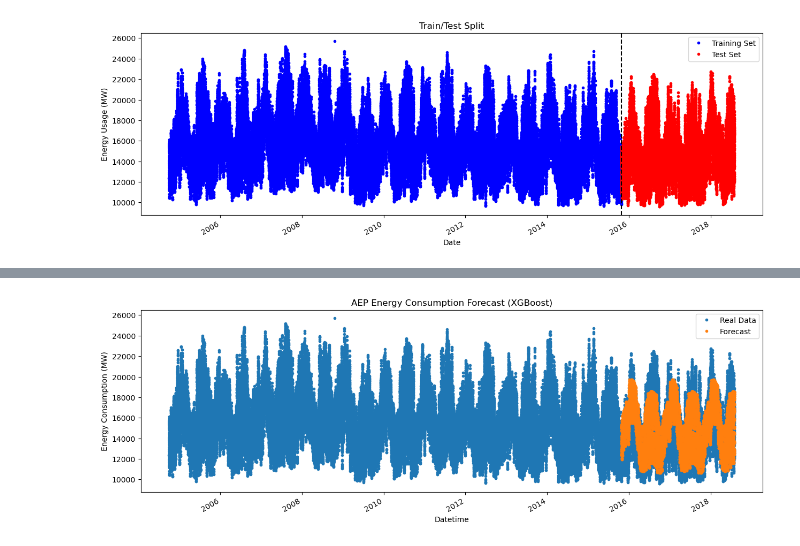
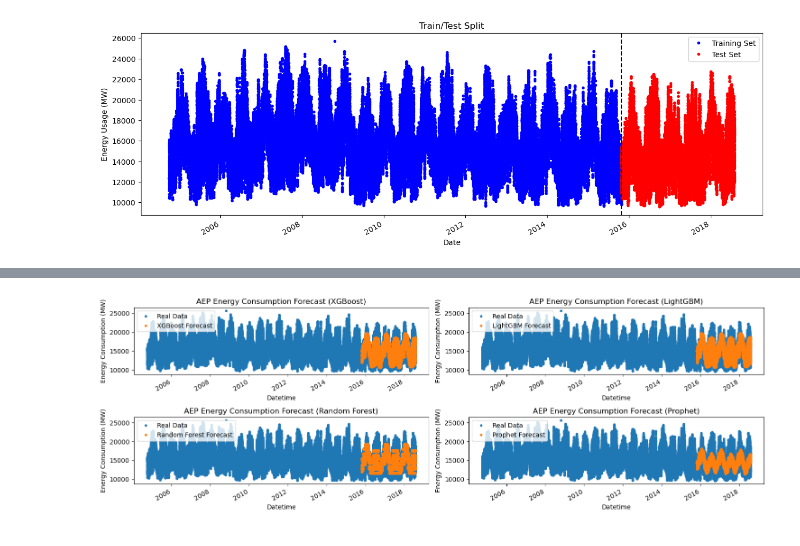
Before and after one commit to DaeJens/aep_TimeSeriesForecast, a Jupyter notebook: TimeSeriesForecasting_energy.ipynb, the cells around one changed output, grey strips where cells are left out. Cells and saved outputs as stored; diff of their text form; code cells hidden in the pictures.

```diff
--- a/TimeSeriesForecasting_energy.ipynb
+++ b/TimeSeriesForecasting_energy.ipynb
@@ -197,3 +331,6 @@ XGB Test Set RMSE: 1699.4110
 # %%
-test['prediction'] = y_pred
-df = df.merge(test[['prediction']], how='left', left_index=True, right_index=True)
+test['xgb_prediction'] = xgb_pred
+test['lgbm_prediction'] = lgbm_pred
+test['rf_prediction'] = rf_pred
+test['prophet_prediction'] = prophet_pred
+df = df.merge(test[['xgb_prediction', 'lgbm_prediction', 'rf_prediction', 'prophet_prediction']], how='left', left_index=True, right_index=True)
@@ -200,10 +362,34 @@ df = df.merge(test[['prediction']], how='left', left_index=True, right_index=Tru
 # %%
-ax = df[['AEP_MW']].plot(figsize=(15,5),
-                         style='.')
-df['prediction'].plot(ax=ax, style='.')
-ax.set_title('AEP Energy Consumption Forecast (XGBoost)')
-ax.set_ylabel('Energy Consumption (MW)')
-plt.legend(['Real Data','Forecast'])
+fig, ax = plt.subplots(2, 2, figsize=(15,5))
+ax00 = ax[0,0]
+df[['AEP_MW']].plot(figsize=(15,5), style='.', ax=ax[0,0])
+df['xgb_prediction'].plot(ax=ax[0,0], style='.')
+ax00.set_title('AEP Energy Consumption Forecast (XGBoost)')
+ax00.set_ylabel('Energy Consumption (MW)')
+ax00.legend(['Real Data','XGBoost Forecast'], loc = 'upper left')
+
+ax01 = ax[0,1]
+df[['AEP_MW']].plot(figsize=(15,5), style='.', ax=ax[0,1])
+df['lgbm_prediction'].plot(ax=ax[0,1], style='.')
+ax01.set_title('AEP Energy Consumption Forecast (LightGBM)')
+ax01.set_ylabel('Energy Consumption (MW)')
+ax01.legend(['Real Data','LightGBM Forecast'], loc = 'upper left')
+
+ax10 = ax[1,0]
+df[['AEP_MW']].plot(figsize=(15,5), style='.', ax=ax[1,0])
+df['rf_prediction'].plot(ax=ax[1,0], style='.')
+ax10.set_title('AEP Energy Consumption Forecast (Random Forest)')
+ax10.set_ylabel('Energy Consumption (MW)')
+ax10.legend(['Real Data','Random Forest Forecast'], loc = 'upper left')
+
+ax11 = ax[1,1]
+df[['AEP_MW']].plot(figsize=(15,5), style='.', ax=ax[1,1])
+df['prophet_prediction'].plot(ax=ax[1,1], style='.')
+ax11.set_title('AEP Energy Consumption Forecast (Prophet)')
+ax11.set_ylabel('Energy Consumption (MW)')
+ax11.legend(['Real Data','Prophet Forecast'], loc = 'upper left')
+
+plt.tight_layout()
 plt.show()
 # %% [output]
-[figure, old version]
+[figure, new version]
```
Also changed, not shown: parts of 13 cells of this notebook.
